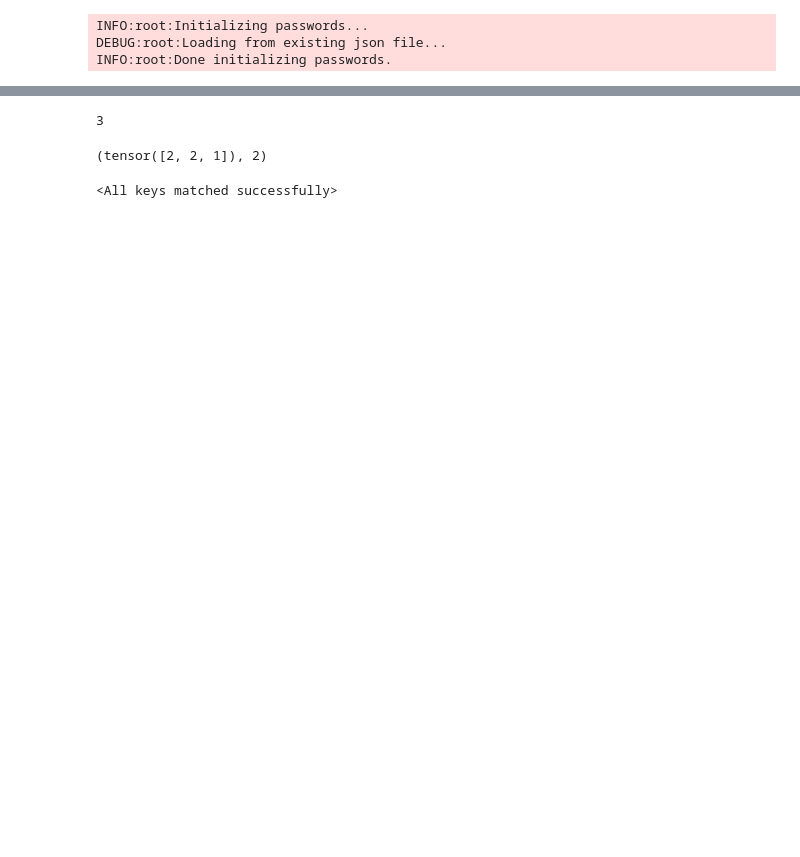
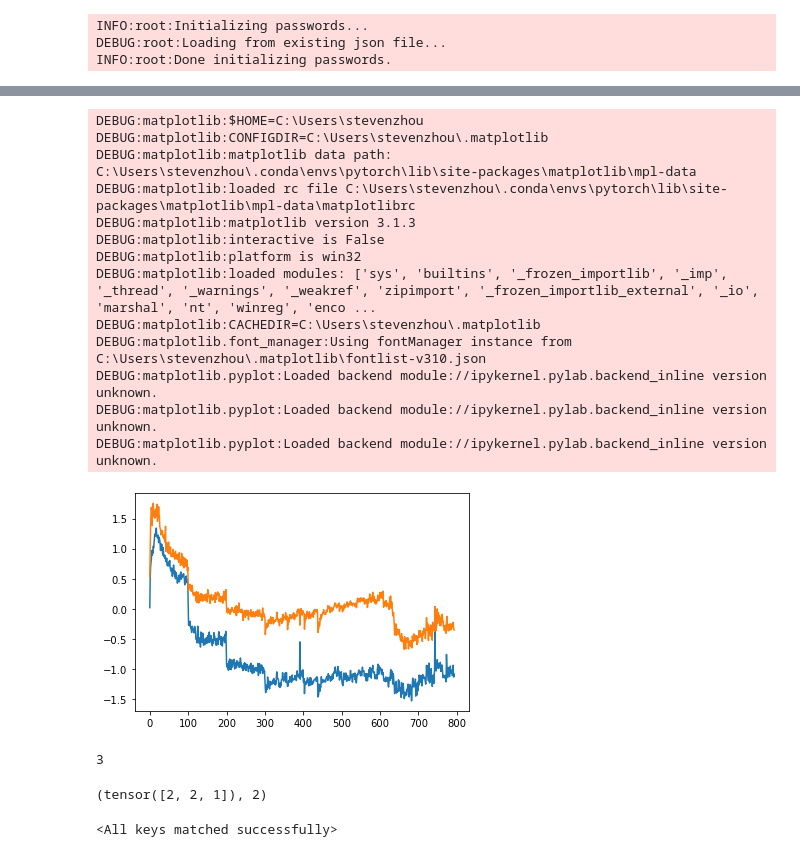
Before and after one commit to hazxel/NJU-Lab136-Password-Project, a Jupyter notebook: myWGAN.ipynb, the cells around one changed output, grey strips where cells are left out. Saved outputs shown, nothing was run; the diff lists cells and outputs as text; code cells hidden in the pictures; blank space fills up the shorter version.

```diff
--- a/myWGAN.ipynb
+++ b/myWGAN.ipynb
@@ -39,7 +39,7 @@ g.pre_train(p)
 # %%
 logger.setLevel(logging.DEBUG)
 
-TRAIN_FROM_CKPT = False
+TRAIN_FROM_CKPT = True
 
 if os.path.isfile(DEFAULT_CHECKPOINT_PATH) and TRAIN_FROM_CKPT:
     checkpoint = torch.load(DEFAULT_CHECKPOINT_PATH, map_location = device)
@@ -53,11 +53,13 @@ if os.path.isfile(DEFAULT_CHECKPOINT_PATH) and TRAIN_FROM_CKPT:
     start_iter = checkpoint['iter']
     disc_loss = checkpoint['disc_loss']
     gen_loss = checkpoint['gen_loss']
+    real_loss = checkpoint['real_loss']
 else:
     start_len = 1
     start_iter = 1
     disc_loss = []
     gen_loss = []
+    real_loss = []
 
 for seq_len in range(start_len, MAX_LEN + 1):
     logging.info("---------- Adversarial Training with Seq Len %d, Batch Size %d ----------\n"
@@ -74,7 +76,8 @@ for seq_len in range(start_len, MAX_LEN + 1):
                 'disc_optimizer_state_dict': opt_d.state_dict(),
                 'iter': i,
                 'gen_loss': gen_loss,
-                'disc_loss': disc_loss
+                'disc_loss': disc_loss,
+                'real_loss': real_loss
                 }, DEFAULT_CHECKPOINT_PATH)
             logging.info("  *** Model Saved ***\n")
 
@@ -146,6 +149,7 @@ for seq_len in range(start_len, MAX_LEN + 1):
         logging.debug("Done training generator.\n")
 
         if i % SAVE_CHECKPOINTS_EVERY == 0:
+            real_loss.append(loss_real)
             disc_loss.append(L)
             gen_loss.append(loss_gen)
 
@@ -172,15 +176,32 @@ KeyboardInterrupt:
 # %%
 import matplotlib.pyplot as plt
 import matplotlib.ticker as ticker
 
 %matplotlib inline
 
 logger.setLevel(logging.INFO)
 
 plt.figure()
-plt.plot(loss_trend)
+c = range(len(gen_loss))
+plt.plot(c, real_loss)
+plt.plot(c, gen_loss)
 #plt.savefig('image/rnn-rnn-loss.png',dpi=400)
 plt.show()
+# %% [output]
+DEBUG:matplotlib:$HOME=C:\Users\stevenzhou
+DEBUG:matplotlib:CONFIGDIR=C:\Users\stevenzhou\.matplotlib
+DEBUG:matplotlib:matplotlib data path: C:\Users\stevenzhou\.conda\envs\pytorch\lib\site-packages\matplotlib\mpl-data
+DEBUG:matplotlib:loaded rc file C:\Users\stevenzhou\.conda\envs\pytorch\lib\site-packages\matplotlib\mpl-data\matplotlibrc
+DEBUG:matplotlib:matplotlib version 3.1.3
+DEBUG:matplotlib:interactive is False
+DEBUG:matplotlib:platform is win32
+DEBUG:matplotlib:loaded modules: ['sys', 'builtins', '_frozen_importlib', '_imp', '_thread', '_warnings', '_weakref', 'zipimport', '_frozen_importlib_external', '_io', 'marshal', 'nt', 'winreg', 'enco ...
+DEBUG:matplotlib:CACHEDIR=C:\Users\stevenzhou\.matplotlib
+DEBUG:matplotlib.font_manager:Using fontManager instance from C:\Users\stevenzhou\.matplotlib\fontlist-v310.json
+DEBUG:matplotlib.pyplot:Loaded backend module://ipykernel.pylab.backend_inline version unknown.
+DEBUG:matplotlib.pyplot:Loaded backend module://ipykernel.pylab.backend_inline version unknown.
+DEBUG:matplotlib.pyplot:Loaded backend module://ipykernel.pylab.backend_inline version unknown.
+[figure, added]
 # %%
 print_every = 100
 loss_trend = []
```
Also changed, not shown: parts of 13 cells of this notebook, 5 other files.
